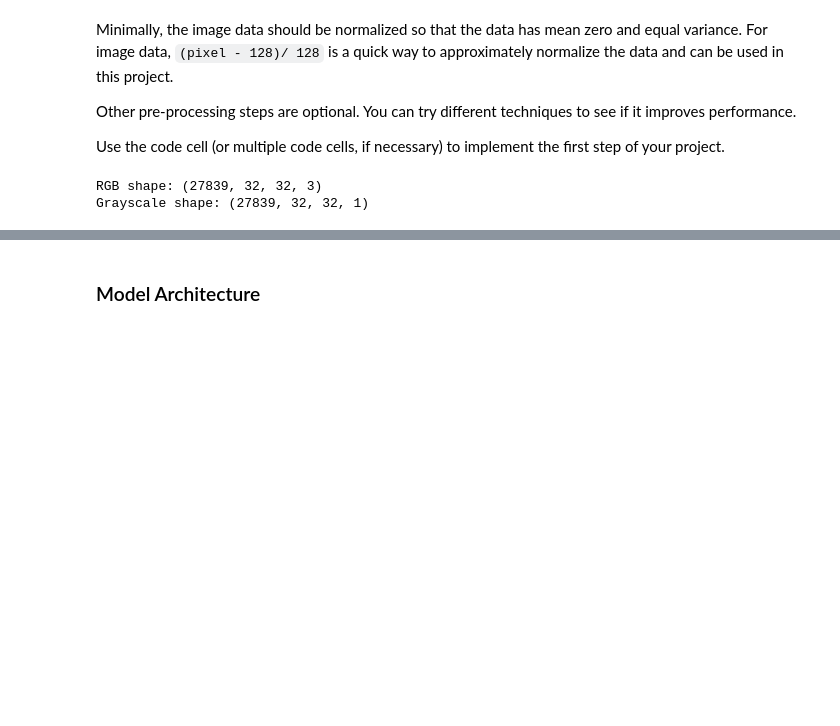
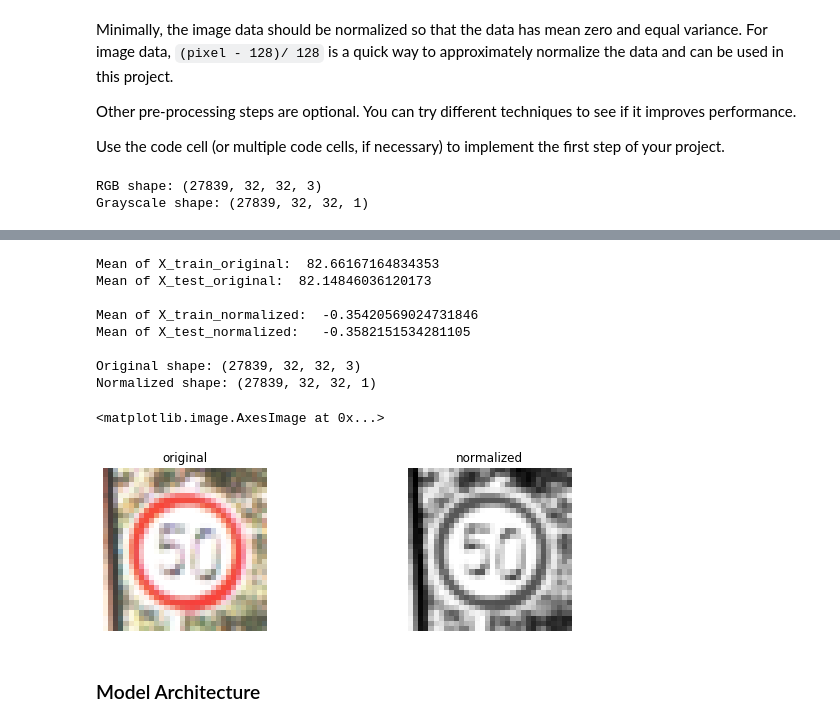
Before and after one commit to Hyun5/CarND-Traffic-Sign-Classifier-Project, a Jupyter notebook: Traffic_Sign_Classifier.ipynb, the cells around one changed output, grey strips where cells are left out. Saved outputs shown, nothing was run; the diff lists cells and outputs as text; code cells hidden in the pictures; blank space fills up the shorter version.

```diff
--- a/Traffic_Sign_Classifier.ipynb
+++ b/Traffic_Sign_Classifier.ipynb
@@ -200,3 +226,42 @@ for j in range(0,n_rows,2):
+# %%
+def preprocess(img):
+
+    return (img - 128.) / 128.
+# %%
+X_train_normalized = np.array([preprocess(img) for img in X_train_gry])
+X_valid_normalized = np.array([preprocess(img) for img in X_valid_gry])
+X_test_normalized = np.array([preprocess(img) for img in X_test_gry])
+# %%
+## Normalize the train and test datasets
+
+print("Mean of X_train_original: ", np.mean(X_train_gry))
+print("Mean of X_test_original: ",np.mean(X_test_gry))
+print("\nMean of X_train_normalized: ", np.mean(X_train_normalized))
+print("Mean of X_test_normalized:  ", np.mean(X_test_normalized))
+print("\nOriginal shape:", X_train.shape)
+print("Normalized shape:", X_train_normalized.shape)
+
+fig, axs = plt.subplots(1,2, figsize=(10, 3))
+axs = axs.ravel()
+
+axs[0].axis('off')
+axs[0].set_title('original')
+axs[0].imshow(X_train[0].squeeze(), cmap='gray')
+
+axs[1].axis('off')
+axs[1].set_title('normalized')
+axs[1].imshow(X_train_normalized[0].squeeze(), cmap='gray')
+# %% [output]
+Mean of X_train_original:  82.66167164834353
+Mean of X_test_original:  82.14846036120173
+
+Mean of X_train_normalized:  -0.35420569024731846
+Mean of X_test_normalized:   -0.3582151534281105
+
+Original shape: (27839, 32, 32, 3)
+Normalized shape: (27839, 32, 32, 1)
+<matplotlib.image.AxesImage at 0x...>
+[figure, added]
 # %% [markdown]
 ### Model Architecture
 # %%
```
Also changed, not shown: parts of 20 cells of this notebook.
